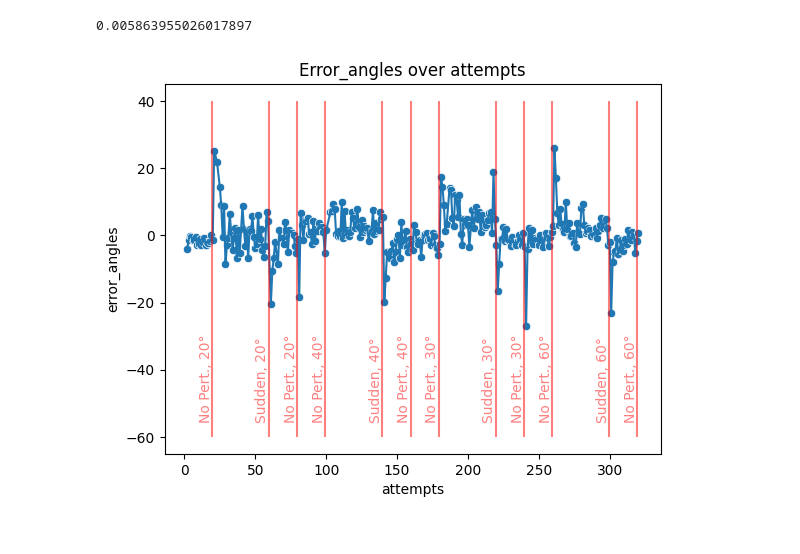
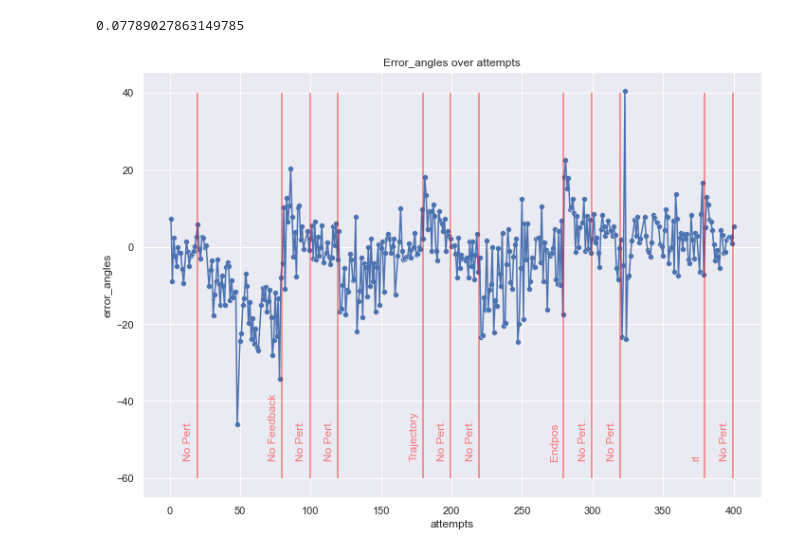
Before and after one commit to lolotta/Neural_Modeling_Motor, a Jupyter notebook: HW3/Anaylsis_plotting.ipynb, the cells around one changed output. Drawn from its saved outputs; the diff is of its cells as text; code cells hidden in the pictures.

```diff
--- a/HW3/Anaylsis_plotting.ipynb
+++ b/HW3/Anaylsis_plotting.ipynb
@@ -3,9 +3,10 @@ import numpy as np
 import seaborn as sns
 import pandas as pd
 # %%
-subject_name = "Lea"
+subject_name = "Helenö"
 # %%
 """ Load the data from the csv file and perform the analysis."""
-df = pd.read_csv('error_angles_{}.csv'.format(subject_name))
-df.trial_name.unique()
+data = pd.read_csv('./Savings/error_angles_{}.csv'.format(subject_name))
+data.trial_name.unique()
+data.head(5)
 # %% [output]
@@ -14,46 +19,46 @@ array(['No Perturbation', 'Sudden Perturbation', 'Aftereffect'],
 # %%
 """ Calulate the motor varibility or the std for each baseline and each trial."""
-MV = df[df['trial_name'] == 'No Perturbation']['error_angles'].std()
-print(np.degrees(MV))
+MV = data[data['trial_name'] == 'No Perturbation']['error_angles'].std()
+print(MV)
 
 """ Create an array of the error angles for each trial."""
-error_angels_arr = np.array(np.abs(df[df['trial_name'] != 'No Perturbation']['error_angles']))
+error_angels_arr = np.array(np.abs(data[data['trial_name'] != 'No Perturbation']['error_angles']))
 
 """ Calculate the adaptation rate for each trial."""
 """ Choose for each trial the maximum between the error angle and the motor variability."""
 adaptation_rate = np.where(MV / error_angels_arr > 1, 1, MV / error_angels_arr) * 100
 
-trials_number_adapt = df[df['trial_name'] != 'No Perturbation'].trial_number
-hue_trials = df[df['trial_name'] != 'No Perturbation'].changed_angels
+trials_number_adapt = data[data['trial_name'] != 'No Perturbation'].trial_number
+hue_trials = data[data['trial_name'] != 'No Perturbation'].changed_angels
 # %% [output]
-0.005863955026017897
+0.07789027863149785
 # %%
 """Plot the basic error angles over trial like last week"""
 
-a1, a2, a3, a4, a5, a6, a7, a8, a9, a10, a11 = 0, 10, 30, 90,110, 130, 190,210, 230, 290,310
-collect_attempts = [a2, a3, a4, a5, a6, a7, a8, a9, a10,a11]
-string_attempts = [ 'test, 0°', 'No Pert., 50°', 'Gradual, 50°', 'No Pert., 50°',
-                   'No Pert., -50°', 'Gradual, -50°', 'No Pert., -50°'
-                   'No Pert., 100°', 'Gradual, 100°', 'No Pert., 100°']
+a1, a2, a3, a4, a5, a6, a7, a8, a9, a10, a11,a12,a13 = 0, 20, 80, 100,120, 180, 200,220, 280, 300, 320, 380, 400
+collect_attempts = [a2, a3, a4, a5, a6, a7, a8, a9, a10,a11,a12,a13]
+string_attempts = [ 'No Pert.', 'No Feedback', 'No Pert.',
+                   'No Pert.', 'Trajectory', 'No Pert.',
+                   'No Pert.', 'Endpos', 'No Pert.',
+                   'No Pert.', 'rl', 'No Pert.']
 
-attempts = 310
+attempts = 400
 
 
-data = pd.read_csv("error_angles_"+ subject_name + ".csv")
 data["error_angles"] = np.degrees(data["error_angles"])
 g0 = sns.scatterplot(data = data, x = 'trial_number', y = 'error_angles')
 g0 = sns.lineplot(data = data, x = 'trial_number', y = 'error_angles')
 """ Add vertical lines to show the different pertubation_types."""
 g0.vlines(np.array(collect_attempts) - 0.5, ymin = -60, ymax = 40, color = 'red', alpha = 0.5)
 """ Add labels to the vertical lines."""
 for i in range(len(collect_attempts)):
     g0.text(collect_attempts[i] - 10, -55, string_attempts[i], rotation = 90, color = 'red', alpha = 0.5)
 g0.set(xlabel='attempts', ylabel='error_angles', title = 'Error_angles over attempts')
-
+sns.set(rc={'figure.figsize':(17,8)})
 g0.figure.savefig("error_angles_"+ subject_name + ".png")
 g0.figure.savefig("error_angles_"+ subject_name + ".svg")
 # %% [output]
-[figure, old version]
+[figure, new version]
 # %%
 """ Quantify the aftereffect."""
 
```
Also changed, not shown: parts of 5 cells of this notebook, 17 other files.
